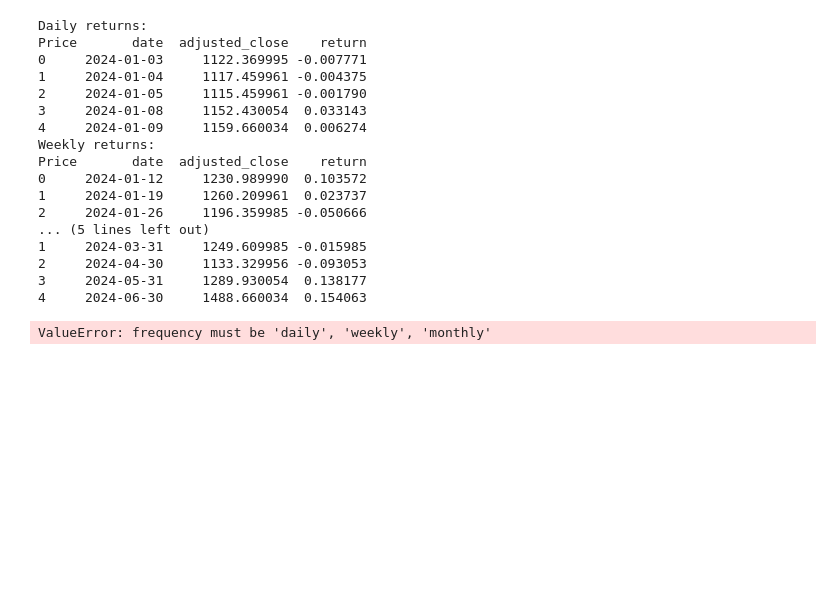
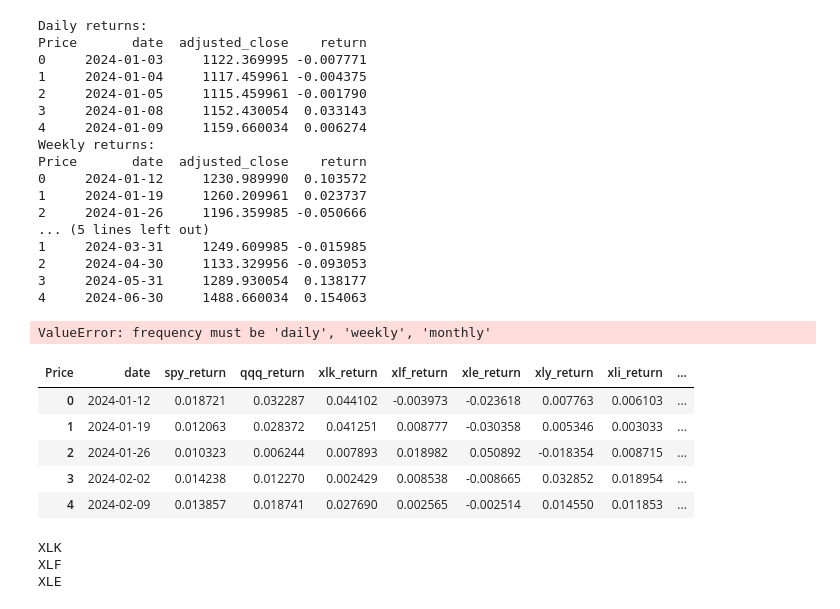
Before and after one commit to Jacob-Habte/macrosense-equity-attribution, a Jupyter notebook: notebooks/01_data_test.ipynb, the cells around one changed output. Saved outputs shown, nothing was run; the diff lists cells and outputs as text; code cells hidden in the pictures; blank space fills up the shorter version.

Commit message:
Add benchmark and sector ETF returns

```diff
--- a/notebooks/01_data_test.ipynb
+++ b/notebooks/01_data_test.ipynb
@@ -120,3 +113,21 @@ fico_weekly_returns.to_csv("../data/processed_FICO_returns.csv", index=False)
 calculate_returns(fico_prices, frequency="yearly")
 # %% [output]
 ValueError: frequency must be 'daily', 'weekly', 'monthly'
+# %%
+# Testing ETF benchmark returns
+import sys
+
+sys.path.append("../src")
+
+from market_data import get_benchmark_returns
+
+benchmark_returns = get_benchmark_returns("2024-01-01", "2026-01-01")
+
+benchmark_returns.head()
+# %% [output]
+| Price | date | spy_return | qqq_return | xlk_return | xlf_return | xle_return | xly_return | xli_return | ... |
+| 0 | 2024-01-12 | 0.018721 | 0.032287 | 0.044102 | -0.003973 | -0.023618 | 0.007763 | 0.006103 | ... |
+| 1 | 2024-01-19 | 0.012063 | 0.028372 | 0.041251 | 0.008777 | -0.030358 | 0.005346 | 0.003033 | ... |
+| 2 | 2024-01-26 | 0.010323 | 0.006244 | 0.007893 | 0.018982 | 0.050892 | -0.018354 | 0.008715 | ... |
+| 3 | 2024-02-02 | 0.014238 | 0.012270 | 0.002429 | 0.008538 | -0.008665 | 0.032852 | 0.018954 | ... |
+| 4 | 2024-02-09 | 0.013857 | 0.018741 | 0.027690 | 0.002565 | -0.002514 | 0.014550 | 0.011853 | ... |
@@ -122,0 +136,15 @@ ValueError: frequency must be 'daily', 'weekly', 'monthly'
+# %%
+# Returns benchmark ETF returns to test stock returns against
+import sys
+
+sys.path.append("../src")
+
+from market_data import get_sector_etf
+
+print(get_sector_etf("FICO"))
+print(get_sector_etf("JPM"))
+print(get_sector_etf("XOM"))
+# %% [output]
+XLK
+XLF
+XLE
```
Also changed, not shown: parts of 2 cells of this notebook, 1 other file.
